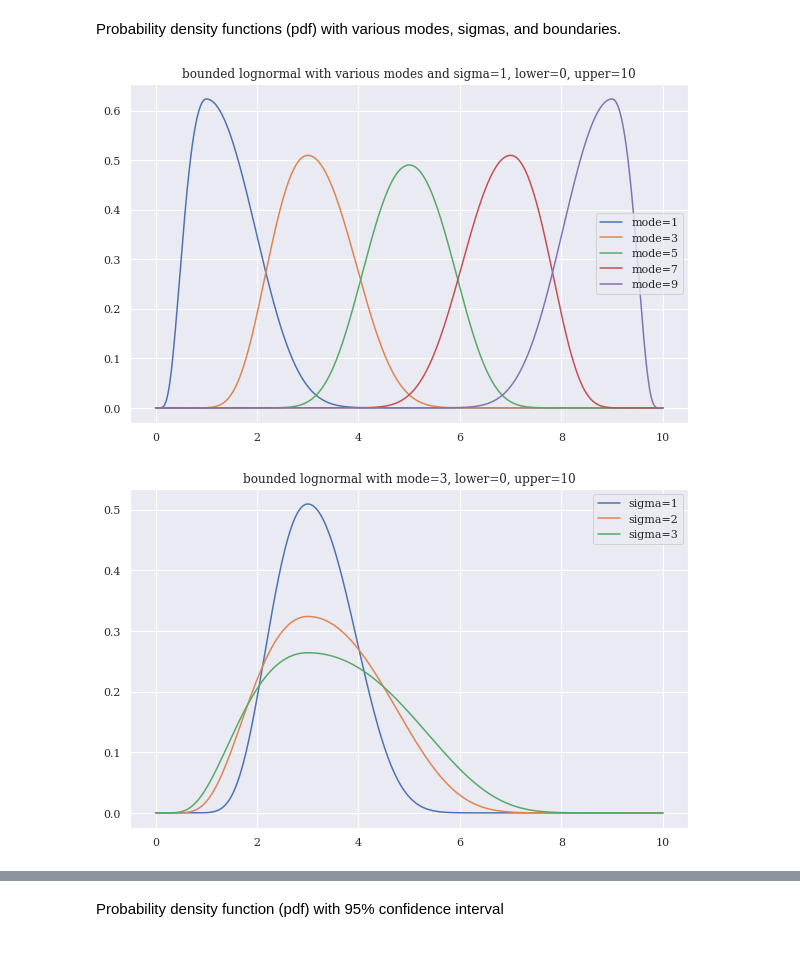
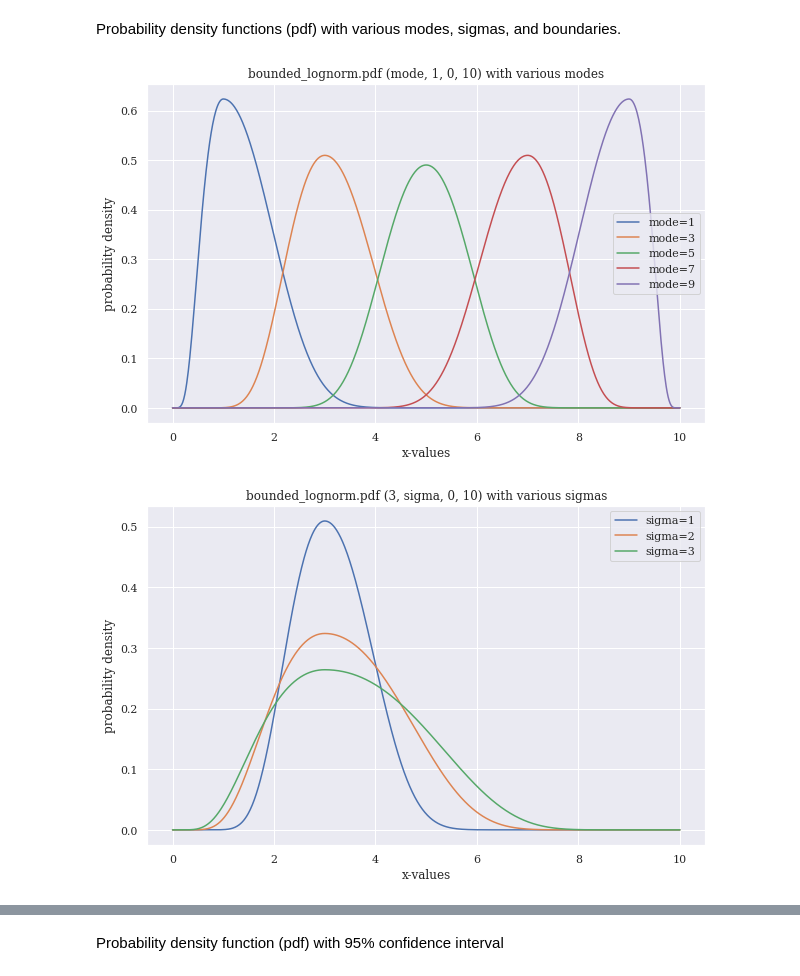
Before and after one commit to tedteske/bounded_lognorm, a Jupyter notebook: bounded_lognorm.ipynb, the cells around one changed output, grey strips where cells are left out. Drawn from its saved outputs; the diff is of its cells as text; code cells hidden in the pictures.

```diff
--- a/bounded_lognorm.ipynb
+++ b/bounded_lognorm.ipynb
@@ -1228,30 +1238,32 @@ Probability density functions (pdf) with various modes, sigmas, and boundaries.
 # %%
 modes = [1, 3, 5, 7, 9]
 sigma = 1
 lower, upper = 0, 10
 x = np.linspace(lower, upper, 1000)
-
 for mode in modes:
     y = bounded_lognorm.pdf(x, mode, sigma, lower, upper)
     sns.lineplot(x, y, label='mode=' + str(mode))
-plt.title('bounded lognormal with various modes and sigma=' + str(sigma) +
-          ', lower=' + str(lower) +
-          ', upper=' + str(upper))
+title = 'bounded_lognorm.pdf (mode, {}, {}, {}) with various modes'
+title = title.format(sigma, lower, upper)
+plt.xlabel("x-values")
+plt.ylabel("probability density")
+plt.title(title)
 plt.show()
 # %% [output]
-[figure, old version]
+[figure, new version]
 # %%
 mode = 3
 sigmas = [1, 2, 3]
 lower, upper = 0, 10
 x = np.linspace(lower, upper, 1000)
-
 for sigma in sigmas:
     y = bounded_lognorm.pdf(x, mode, sigma, lower, upper)
     sns.lineplot(x, y, label='sigma=' + str(sigma))
-plt.title('bounded lognormal with mode=' + str(mode) +
-          ', lower=' + str(lower) +
-          ', upper=' + str(upper))
+title = 'bounded_lognorm.pdf ({}, sigma, {}, {}) with various sigmas'
+title = title.format(mode, lower, upper)
+plt.xlabel("x-values")
+plt.ylabel("probability density")
+plt.title(title)
 plt.show()
 # %% [output]
-[figure, old version]
+[figure, new version]
```
Also changed, not shown: parts of 113 cells of this notebook.
